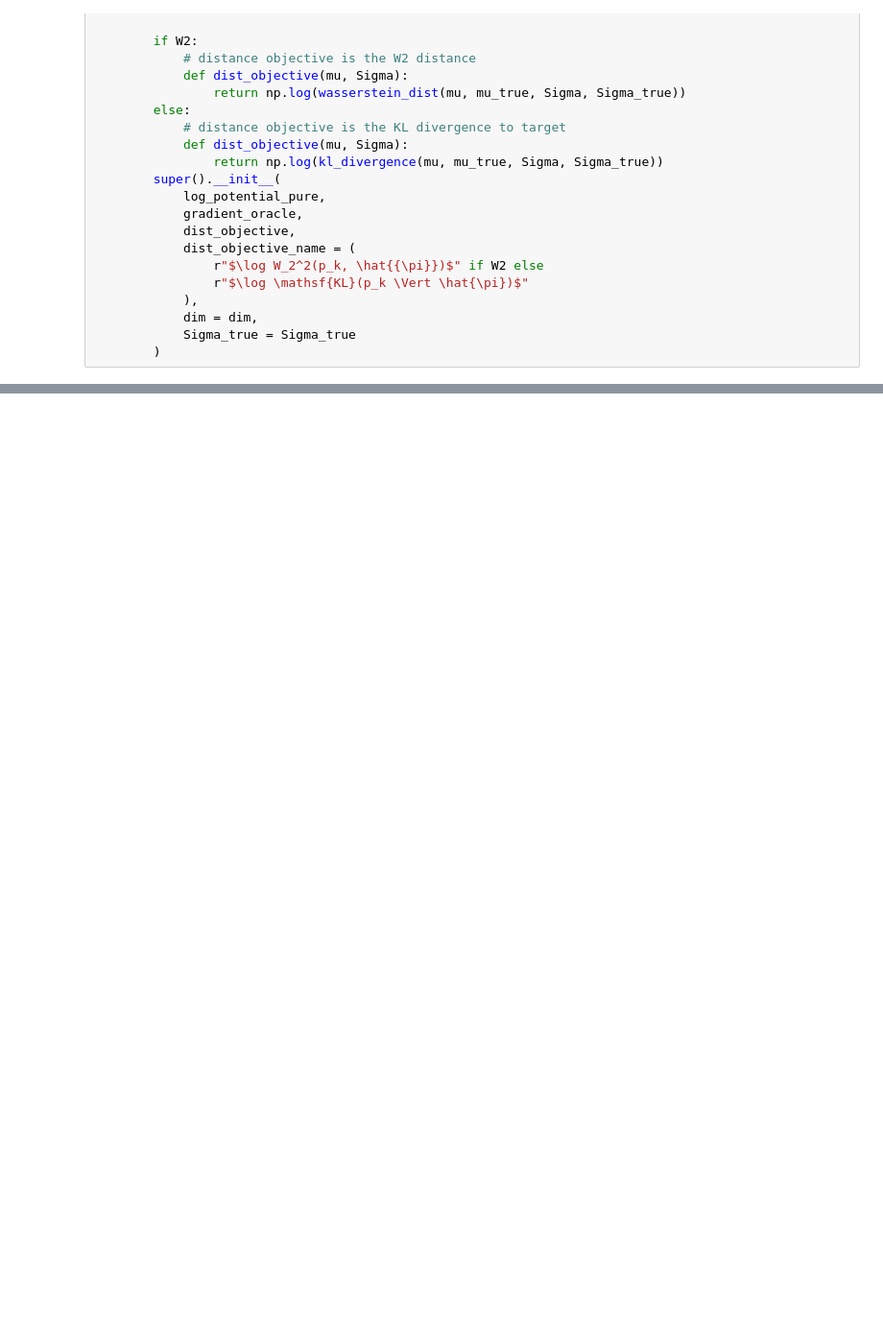
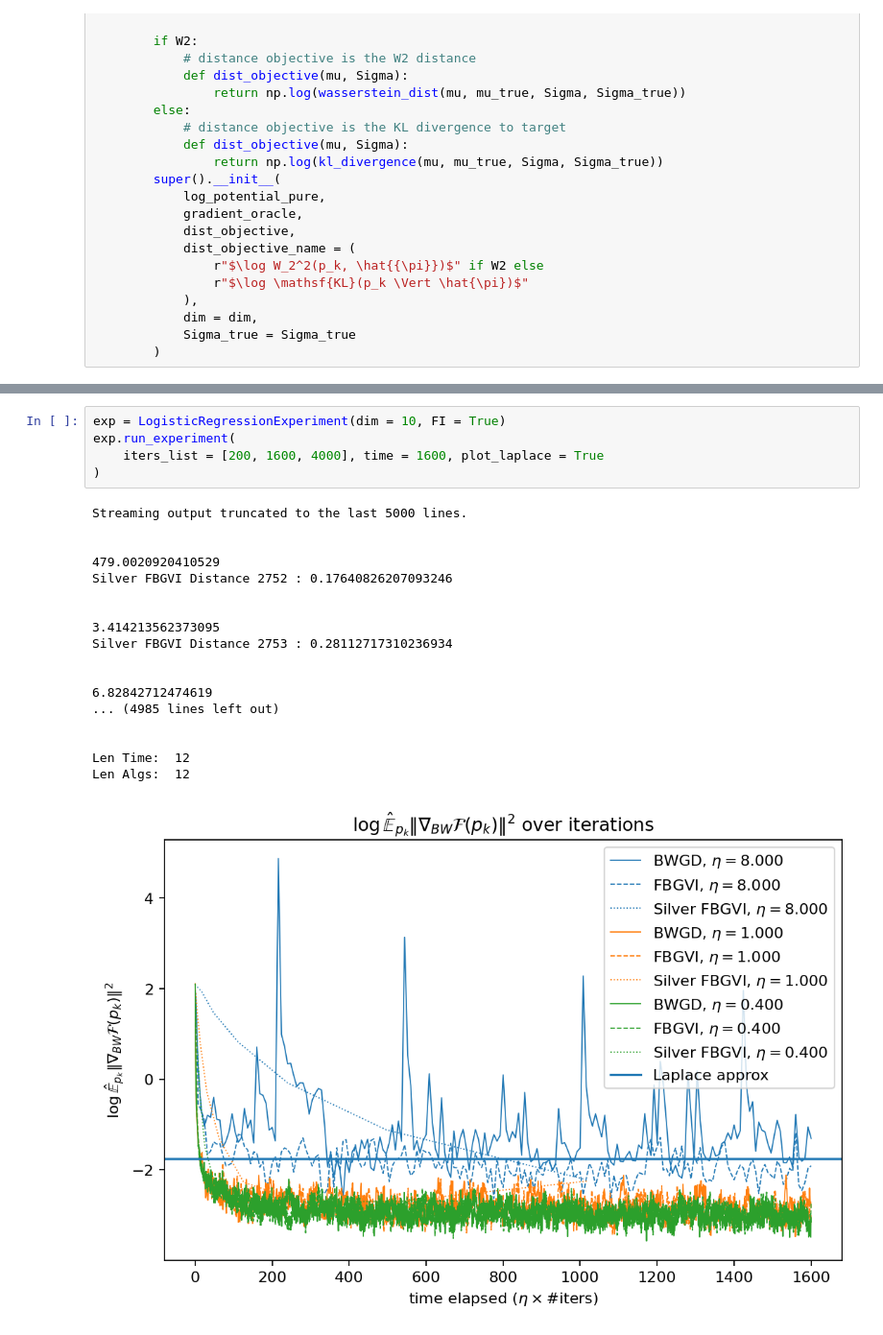
Before and after one commit to ayfeng23/FB_algorithms, a Jupyter notebook: Silver_Stepsize_FB_VI.ipynb, the cells around one changed output, grey strips where cells are left out. Shown at 96% size. Cells and saved outputs as stored; diff of their text form; blank space fills up the shorter version.

```diff
--- a/Silver_Stepsize_FB_VI.ipynb
+++ b/Silver_Stepsize_FB_VI.ipynb
@@ -516,0 +743,24 @@ LinAlgError: eig algorithm (geev) did not converge (only eigenvalues with order
+# %%
+exp = LogisticRegressionExperiment(dim = 10, FI = True)
+exp.run_experiment(
+    iters_list = [200, 1600, 4000], time = 1600, plot_laplace = True
+)
+# %% [output]
+Streaming output truncated to the last 5000 lines.
+
+
+479.0020920410529
+Silver FBGVI Distance 2752 : 0.17640826207093246
+
+
+3.414213562373095
+Silver FBGVI Distance 2753 : 0.28112717310236934
+
+
+6.82842712474619
+... (4985 lines left out)
+
+
+Len Time:  12
+Len Algs:  12
+[figure, added]
```
Also changed, not shown: parts of 12 cells of this notebook.
